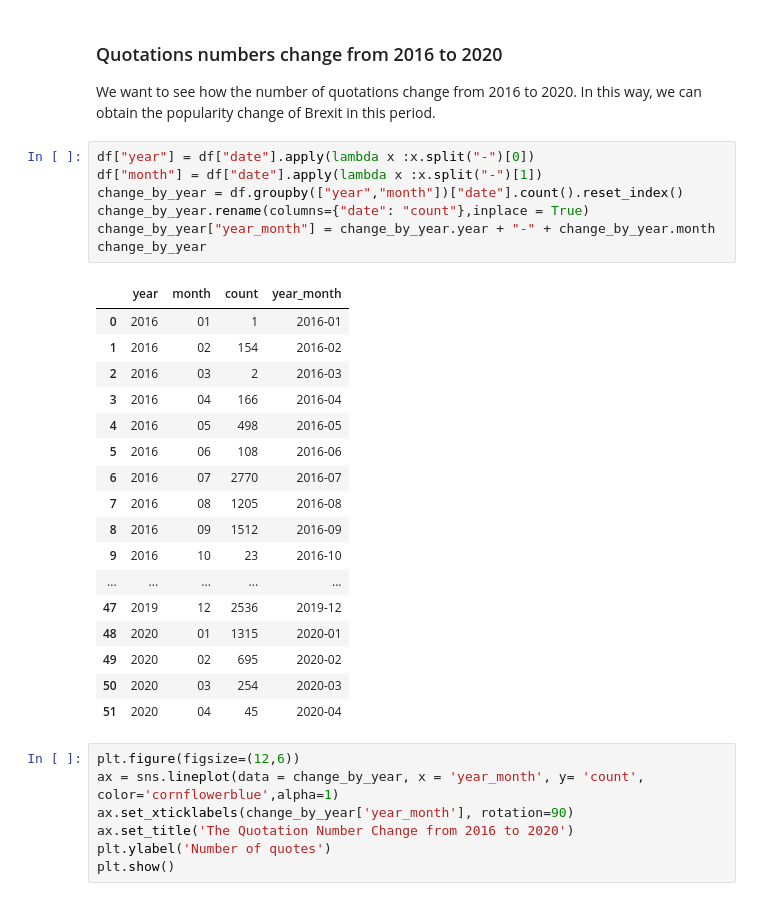
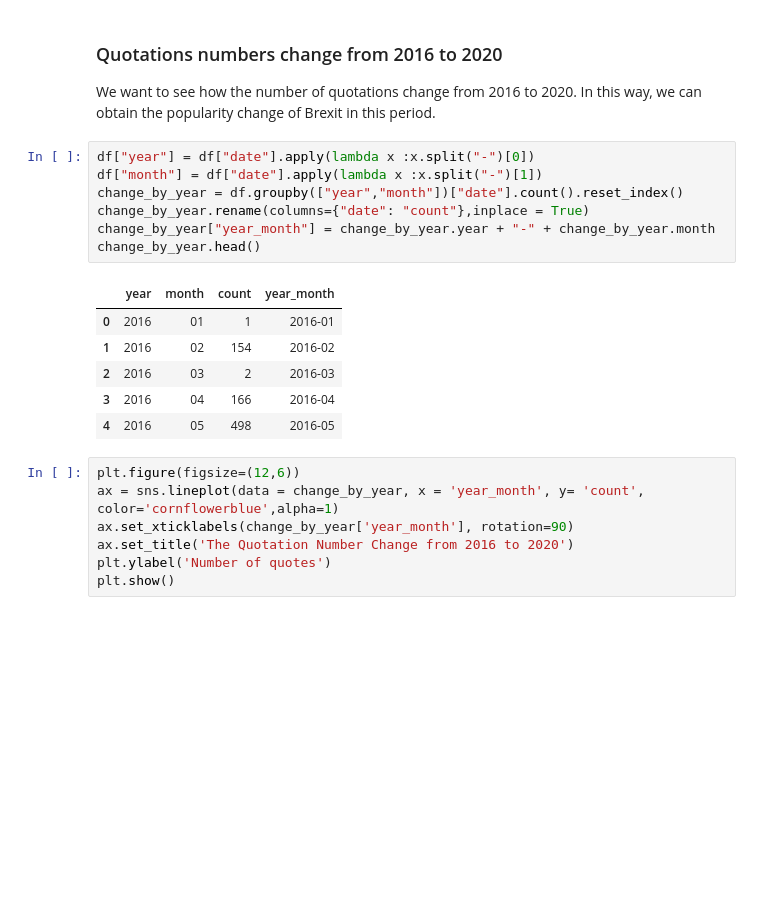
Before and after one commit to epfl-ada/ada-2021-project-skrw, a Jupyter notebook: Milestone_3.ipynb, the cells around one changed output. Drawn from its saved outputs; the diff is of its cells as text; blank space fills up the shorter version.

```diff
--- a/Milestone_3.ipynb
+++ b/Milestone_3.ipynb
@@ -198,28 +198,17 @@ We want to see how the number of quotations change from 2016 to 2020. In this wa
 # %%
 df["year"] = df["date"].apply(lambda x :x.split("-")[0])
 df["month"] = df["date"].apply(lambda x :x.split("-")[1])
 change_by_year = df.groupby(["year","month"])["date"].count().reset_index()
 change_by_year.rename(columns={"date": "count"},inplace = True)
 change_by_year["year_month"] = change_by_year.year + "-" + change_by_year.month
-change_by_year
+change_by_year.head()
 # %% [output]
 |  | year | month | count | year_month |
 | 0 | 2016 | 01 | 1 | 2016-01 |
 | 1 | 2016 | 02 | 154 | 2016-02 |
 | 2 | 2016 | 03 | 2 | 2016-03 |
 | 3 | 2016 | 04 | 166 | 2016-04 |
 | 4 | 2016 | 05 | 498 | 2016-05 |
-| 5 | 2016 | 06 | 108 | 2016-06 |
-| 6 | 2016 | 07 | 2770 | 2016-07 |
-| 7 | 2016 | 08 | 1205 | 2016-08 |
-| 8 | 2016 | 09 | 1512 | 2016-09 |
-| 9 | 2016 | 10 | 23 | 2016-10 |
-| ... | ... | ... | ... | ... |
-| 47 | 2019 | 12 | 2536 | 2019-12 |
-| 48 | 2020 | 01 | 1315 | 2020-01 |
-| 49 | 2020 | 02 | 695 | 2020-02 |
-| 50 | 2020 | 03 | 254 | 2020-03 |
-| 51 | 2020 | 04 | 45 | 2020-04 |
 # %%
 plt.figure(figsize=(12,6))
 ax = sns.lineplot(data = change_by_year, x = 'year_month', y= 'count',  color='cornflowerblue',alpha=1)
```
Also changed, not shown: parts of 6 cells of this notebook.
